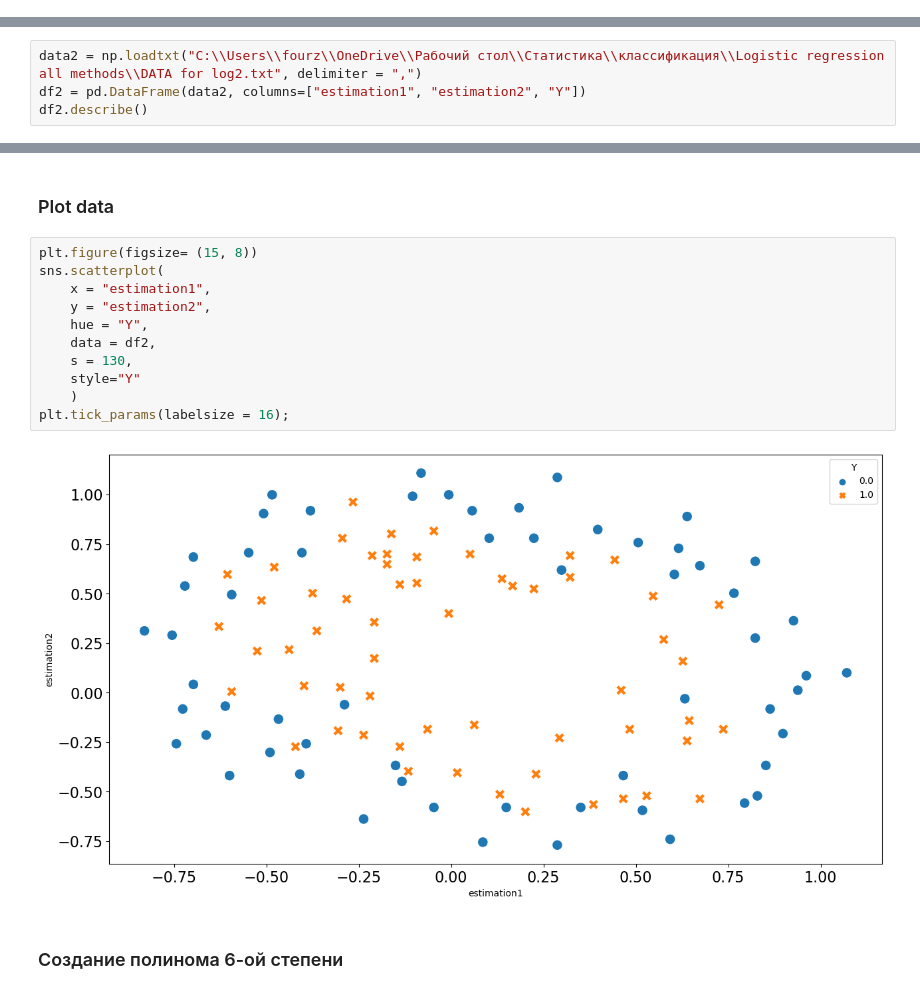
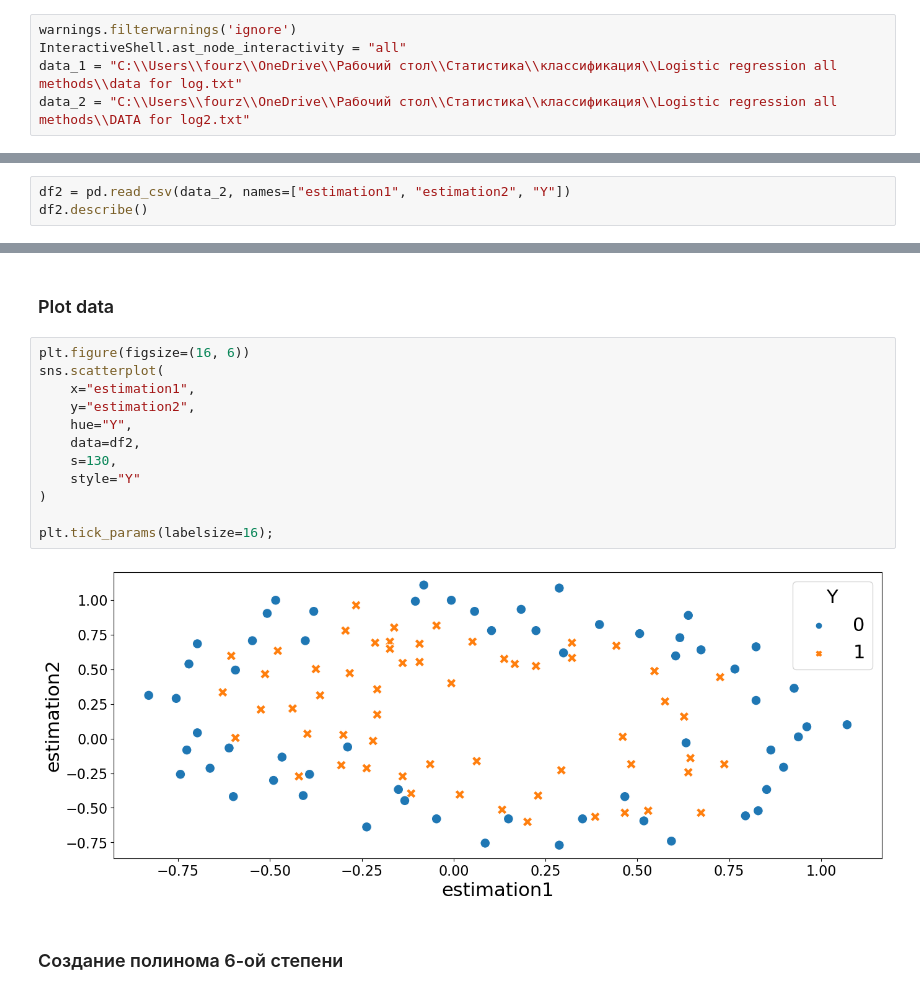
Before and after one commit to Fourzeroo/Linear_Model, a Jupyter notebook: Logistic regression/Logistic regression .ipynb, the cells around one changed output, grey strips where cells are left out. Cells and saved outputs as stored; diff of their text form.

```diff
--- a/Logistic regression/Logistic regression .ipynb
+++ b/Logistic regression/Logistic regression .ipynb
@@ -25 +22,6 @@ InteractiveShell.ast_node_interactivity = "all"
+# %%
+warnings.filterwarnings('ignore')
+InteractiveShell.ast_node_interactivity = "all"
+data_1 = "C:\\Users\\fourz\\OneDrive\\Рабочий стол\\Статистика\\классификация\\Logistic regression all methods\\data for log.txt"
+data_2 = "C:\\Users\\fourz\\OneDrive\\Рабочий стол\\Статистика\\классификация\\Logistic regression all methods\\DATA for log2.txt"
 # %%
@@ -487,6 +488,5 @@ plt.legend(fontsize = 18);
 # %%
-data2 = np.loadtxt("C:\\Users\\fourz\\OneDrive\\Рабочий стол\\Статистика\\классификация\\Logistic regression all methods\\DATA for log2.txt", delimiter = ",")
-df2 = pd.DataFrame(data2, columns=["estimation1", "estimation2", "Y"])
+df2 = pd.read_csv(data_2, names=["estimation1", "estimation2", "Y"])
 df2.describe()
 # %% [output]
 |  | estimation1 | estimation2 | Y |
@@ -504,18 +504,19 @@ yy_train = df2.Y.values
 # %% [markdown]
 ### Plot data
 # %%
-plt.figure(figsize= (15, 8))
+plt.figure(figsize=(16, 6))
 sns.scatterplot(
-    x = "estimation1",
-    y = "estimation2",
-    hue = "Y",
-    data = df2,
-    s = 130,
+    x="estimation1",
+    y="estimation2",
+    hue="Y",
+    data=df2,
+    s=130,
     style="Y"
-    )
-plt.tick_params(labelsize = 16);
+)
+
+plt.tick_params(labelsize=16);
 # %% [output]
-[figure, old version]
+[figure, new version]
 # %% [markdown]
 ### Создание полинома 6-ой степени
 # %%
```
Also changed, not shown: parts of 50 cells of this notebook, 2 other files.
